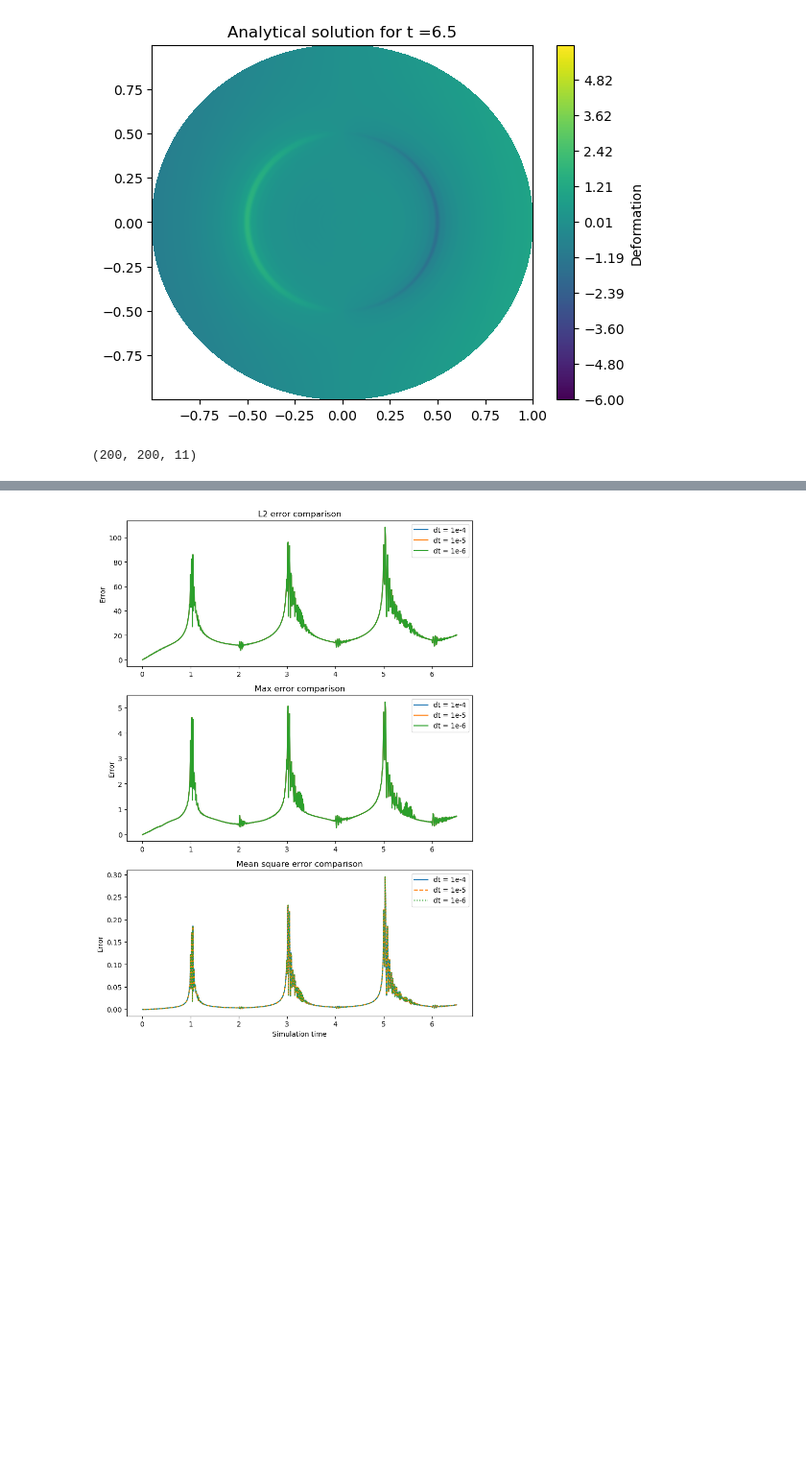
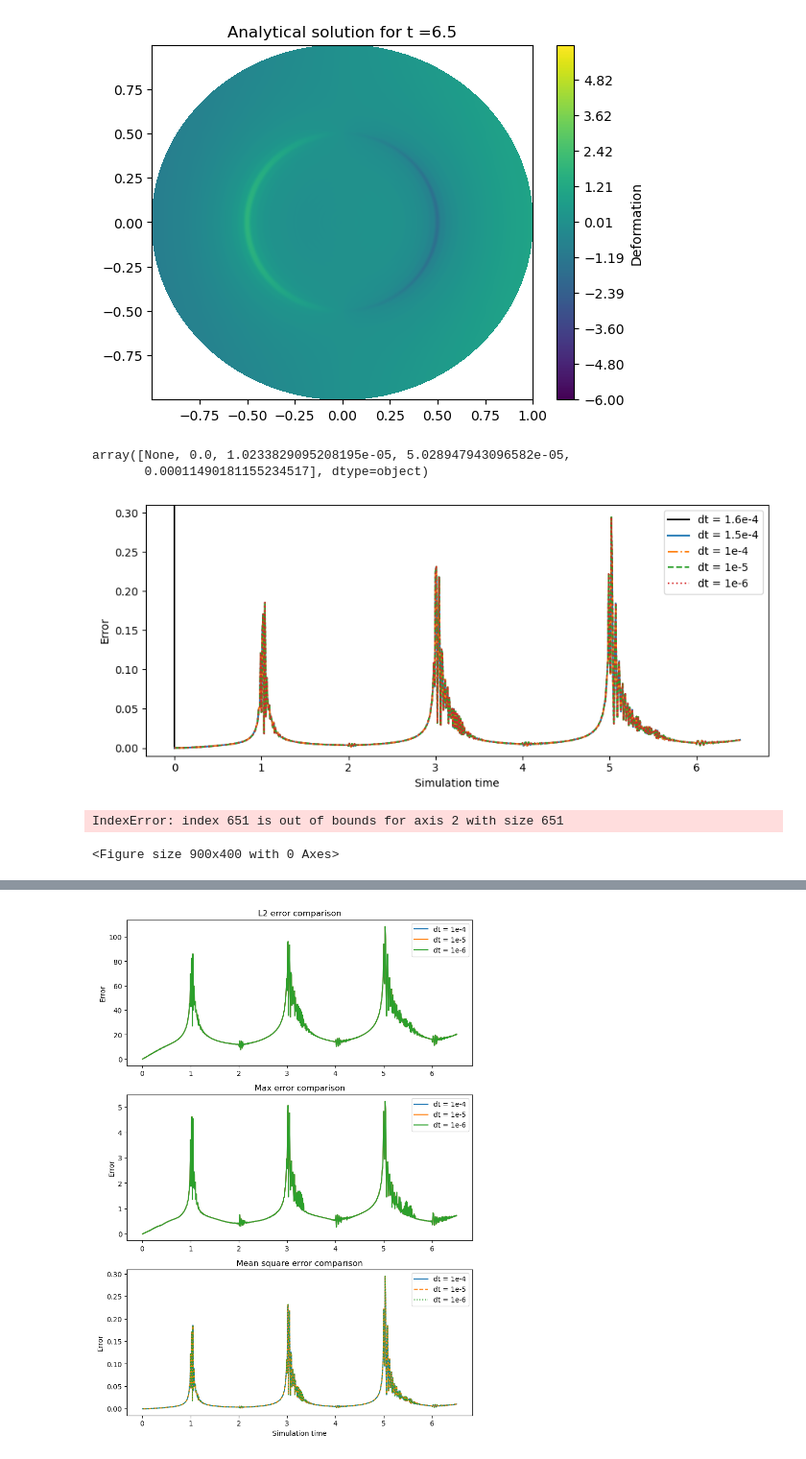
Before and after one commit to mw6136/WAVE, a Jupyter notebook: Numerical_Methods/testing_iterative.ipynb, the cells around one changed output, grey strips where cells are left out. Shown at 96% size. Cells and saved outputs as stored; diff of their text form; code cells hidden in the pictures; blank space fills up the shorter version.

```diff
--- a/Numerical_Methods/testing_iterative.ipynb
+++ b/Numerical_Methods/testing_iterative.ipynb
@@ -289,4 +252,67 @@ Z_DNS_1en4_long = discrete_run(1e-4, 100)
-# %%
-np.shape(Z_DNS_1en3)
-# %% [output]
-(200, 200, 11)
+# %%
+max_time = 6.5
+# Z_DNS_1en1 = discrete_run(1e-1, max_time)
+# Z_DNS_1en2 = discrete_run(1e-2, max_time)
+# Z_DNS_1en3 = discrete_run(1e-3, max_time)
+# Z_DNS_CFL = Z_DNS_div
+
+# 1.1   1.15
+Z_DNS_div,times_div = discrete_run(1.6e-4, .1,record_all=True)
+# Z_DNS_CFL,times_CFL = discrete_run(1.5e-4, max_time,record_all=True)
+# Z_DNS_1en4,times_1en4 = discrete_run(1e-4, max_time)
+# Z_DNS_1en5,times_1en5 = discrete_run(1e-5, max_time)
+# Z_DNS_1en6,times_1en6 = discrete_run(1e-6, max_time)
+# Z_DNS_1en4_long = discrete_run(1e-4, 100)
+# %%
+MSE_div
+# %% [output]
+array([None, 0.0, 1.0233829095208195e-05, 5.028947943096582e-05,
+       0.00011490181155234517], dtype=object)
+# %%
+fig = plt.figure()
+fig.set_figheight(4)
+fig.set_figwidth(9)
+
+L2_div, max_e_div, MSE_div, times_div_good = get_errors(Z_DNS_div,not_only_good_nums=True,timess=times_div)
+L2_CFL, max_e_CFL, MSE_CFL, times_CFL_good = get_errors(Z_DNS_CFL,not_only_good_nums=True,timess=times_CFL)
+L2_1en6, max_e_1en6, MSE_1en6,_ = get_errors(Z_DNS_1en6,timess=times)
+L2_1en5, max_e_1en5, MSE_1en5,_ = get_errors(Z_DNS_1en5,timess=times)
+L2_1en4, max_e_1en4, MSE_1en4,_ = get_errors(Z_DNS_1en4,timess=times)
+
+simulation_time = np.linspace(0, len(MSE_CFL)-1, len(MSE_CFL)) / 100
+
+plt.plot(times_div_good, MSE_div,'k')
+plt.plot(times, MSE_1en4[1:],'-')
+# plt.plot(times_CFL_good, MSE_CFL,'-')
+plt.plot(times, MSE_1en4[1:],'-.')
+plt.plot(times, MSE_1en5[1:],'--')
+plt.plot(times, MSE_1en6[1:],':')
+
+
+plt.legend(["dt = 1.6e-4","dt = 1.5e-4","dt = 1e-4","dt = 1e-5", "dt = 1e-6"])
+plt.xlabel("Simulation time")
+plt.ylabel("Error")
+plt.ylim([-.01, .31])
+# plt.title("Mean square error comparison");
+plt.tight_layout()
+plt.savefig("MSE_comparison.png", dpi = 600)
+# %% [output]
+[figure, added]
+# %%
+fig = plt.figure()
+fig.set_figheight(4)
+fig.set_figwidth(9)
+
+L2_1en4_long, _, _ = get_errors(Z_DNS_1en4_long)
+
+simulation_time = np.linspace(0, len(L2_1en4_long)-1, len(L2_1en4_long)-1) / 100
+
+plt.plot(simulation_time, MSE_1en4_long)
+
+plt.xlabel("Simulation time")
+plt.ylabel("Error")
+plt.tight_layout()
+plt.savefig("error_long.png", dpi = 600)
+# %% [output]
+IndexError: index 651 is out of bounds for axis 2 with size 651
+<Figure size 900x400 with 0 Axes>
```
Also changed, not shown: parts of 17 cells of this notebook.
